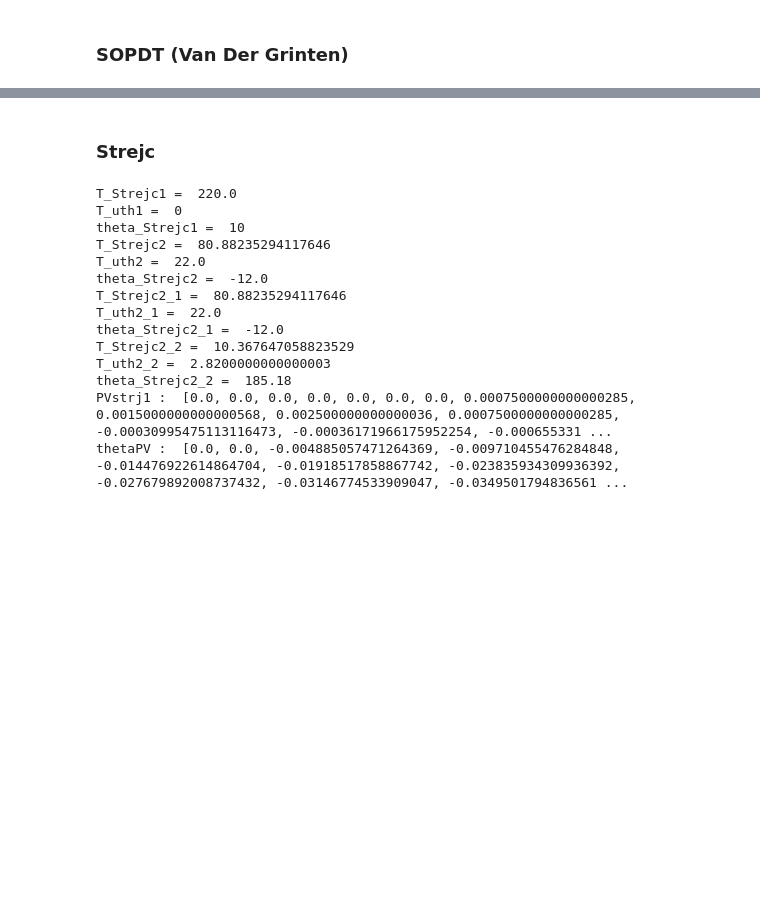
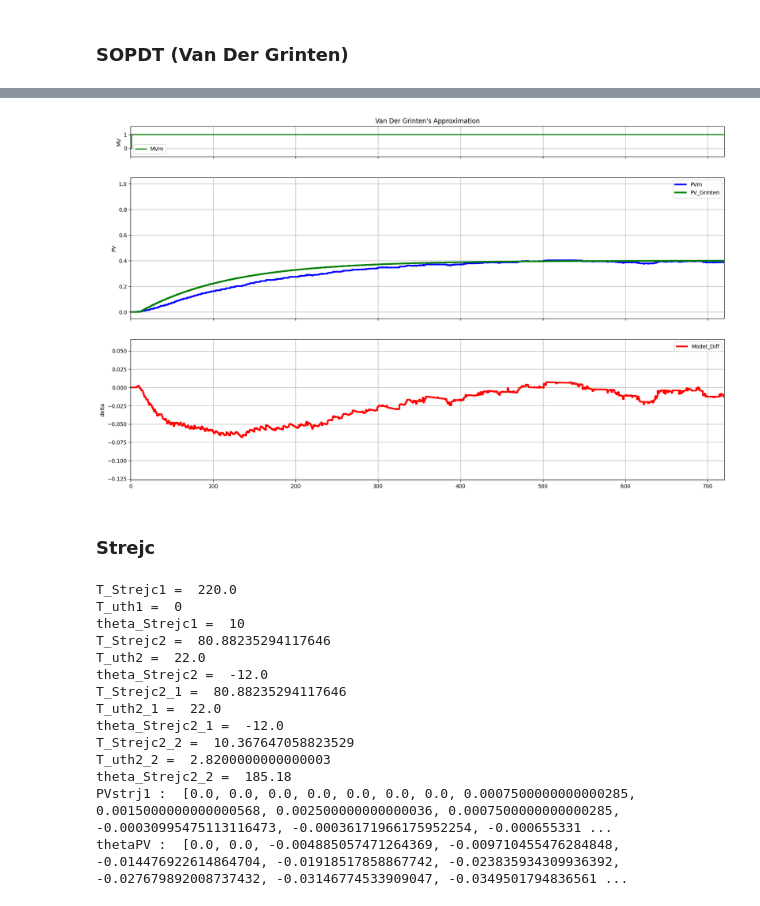
Before and after one commit to Muten-Roshi-Sama/TCLab_PID_Controller_FeedForward, a Jupyter notebook: Visualization_Code/My_Simulation_OLP.ipynb, the cells around one changed output, grey strips where cells are left out. Cells and saved outputs as stored; diff of their text form; code cells hidden in the pictures; blank space fills up the shorter version.

```diff
--- a/Visualization_Code/My_Simulation_OLP.ipynb
+++ b/Visualization_Code/My_Simulation_OLP.ipynb
@@ -198,69 +202,69 @@ ax3.grid()
 # %% [markdown]
 ### SOPDT (Van Der Grinten)
 # %%
-# # Equivalent Broida + FO
-# Kp_Grinten =Kp
-# T1_Grinten = T_g * ((3*a*np.e -1)/(1+a*np.e))
-# T2_Grinten = T_g * ((1-a*np.e)/(1+a*np.e))
-# theta_Grinten = T_u - ((T1_Grinten*T2_Grinten)/(T1_Grinten+3*T2_Grinten))
+# Equivalent Broida + FO
+Kp_Grinten =Kp
+T1_Grinten = T_g * ((3*a*np.e -1)/(1+a*np.e))
+T2_Grinten = T_g * ((1-a*np.e)/(1+a*np.e))
+theta_Grinten = T_u - ((T1_Grinten*T2_Grinten)/(T1_Grinten+3*T2_Grinten))
 
-# print('T1_Grinten = ', T1_Grinten)
-# print('T2_Grinten = ', T2_Grinten)
-# print('theta_Grinten = ', theta_Grinten)
+print('T1_Grinten = ', T1_Grinten)
+print('T2_Grinten = ', T2_Grinten)
+print('theta_Grinten = ', theta_Grinten)
 
-# #            SOPDT(MV,Kp,T1,T2,theta,Ts,MVInit=0,PVInit=0,method='EBD'):
-# PV_Grinten = SOPDT(MVm, Kp_Grinten, T1_Grinten, T2_Grinten, theta_Grinten, Ts)
+#            SOPDT(MV,Kp,T1,T2,theta,Ts,MVInit=0,PVInit=0,method='EBD'):
+PV_Grinten = SOPDT(MVm, Kp_Grinten, T1_Grinten, T2_Grinten, theta_Grinten, Ts)
 
 
 
 
 
-# #============PLOT===========================
-# fig, (ax1, ax2, ax3) = plt.subplots(nrows=3,ncols=1, sharex='col', gridspec_kw={'height_ratios': [1.5, 7, 7]})
-# fig.set_figheight(12)
-# fig.set_figwidth(20)
+#============PLOT===========================
+fig, (ax1, ax2, ax3) = plt.subplots(nrows=3,ncols=1, sharex='col', gridspec_kw={'height_ratios': [1.5, 7, 7]})
+fig.set_figheight(12)
+fig.set_figwidth(20)
 
-# ax1.set_title("Van Der Grinten's Approximation")
+ax1.set_title("Van Der Grinten's Approximation")
 
-# #--MV
-# limSup = 1.5
-# limInf = -0.5
-# l1, = ax1.step([0,TSim], [limInf,limSup], 'green',linewidth=2, label='MVm', where="post")
-# ax1.set_ylabel('MV')
-# ax1.legend (loc='best')
+#--MV
+limSup = 1.5
+limInf = -0.5
+l1, = ax1.step([0,TSim], [limInf,limSup], 'green',linewidth=2, label='MVm', where="post")
+ax1.set_ylabel('MV')
+ax1.legend (loc='best')
 
-# #----PV
-# limSup = 1
-# limInf = 0
-# l2, = ax2.step([0, TSim], [limInf,limSup], 'blue', linewidth=3, label='PVm', where='post')
-# l3, = ax2.step([0, TSim], [limInf,limSup], 'green', linewidth=3, label='PV_Grinten', where='post')
-# ax2.set_ylabel('PV')
-# ax2.legend (loc='best')
+#----PV
+limSup = 1
+limInf = 0
+l2, = ax2.step([0, TSim], [limInf,limSup], 'blue', linewidth=3, label='PVm', where='post')
+l3, = ax2.step([0, TSim], [limInf,limSup], 'green', linewidth=3, label='PV_Grinten', where='post')
+ax2.set_ylabel('PV')
+ax2.legend (loc='best')
 
-# #---Model_Diff
-
-# diff_PV_Grinten_PV = [a - b for a,b in zip(PVm, PV_Grinten)]
-# limSup = max(diff_PV_Grinten_PV)+0.05
-# limInf = min(diff_PV_Grinten_PV)-0.05
-# l4, = ax3.step([0, TSim], [limInf,limSup], 'red', linewidth=3, label='Model_Diff', where='post')
-# ax3.set_ylabel('delta')
-# ax3.legend (loc='best')
+#---Model_Diff
+diff_PV_Grinten_PV = [a - b for a,b in zip(PVm, PV_Grinten)]
+limSup = max(diff_PV_Grinten_PV)+0.05
+limInf = min(diff_PV_Grinten_PV)-0.05
+l4, = ax3.step([0, TSim], [limInf,limSup], 'red', linewidth=3, label='Model_Diff', where='post')
+ax3.set_ylabel('delta')
+ax3.legend (loc='best')
 
 
-# #-----Set Data-----
-# l1.set_data(tm, MVm)
+#-----Set Data-----
+l1.set_data(tm, MVm)
 
-# l2.set_data(tm,PVm)
-# l3.set_data(tm, PV_Grinten)
+l2.set_data(tm,PVm)
+l3.set_data(tm, PV_Grinten)
 
-# l4.set_data(tm,diff_PV_Grinten_PV)
+l4.set_data(tm,diff_PV_Grinten_PV)
 
 
-# tMax = len(tm)
-# ax1.set_xlim(0, tMax)
-# ax2.set_xlim(0, tMax)
-# ax3.set_xlim(0, tMax)
+tMax = len(tm)
+ax1.set_xlim(0, tMax)
+ax2.set_xlim(0, tMax)
+ax3.set_xlim(0, tMax)
 
-# ax1.grid()
-# ax2.grid()
-# ax3.grid()
+ax1.grid()
+ax2.grid()
+ax3.grid()
+# %% [output]
@@ -267,3 +274,4 @@ ax3.grid()
+[figure, added]
 # %% [markdown]
 ### Strejc
 # %%
```
Also changed, not shown: parts of 5 cells of this notebook.
